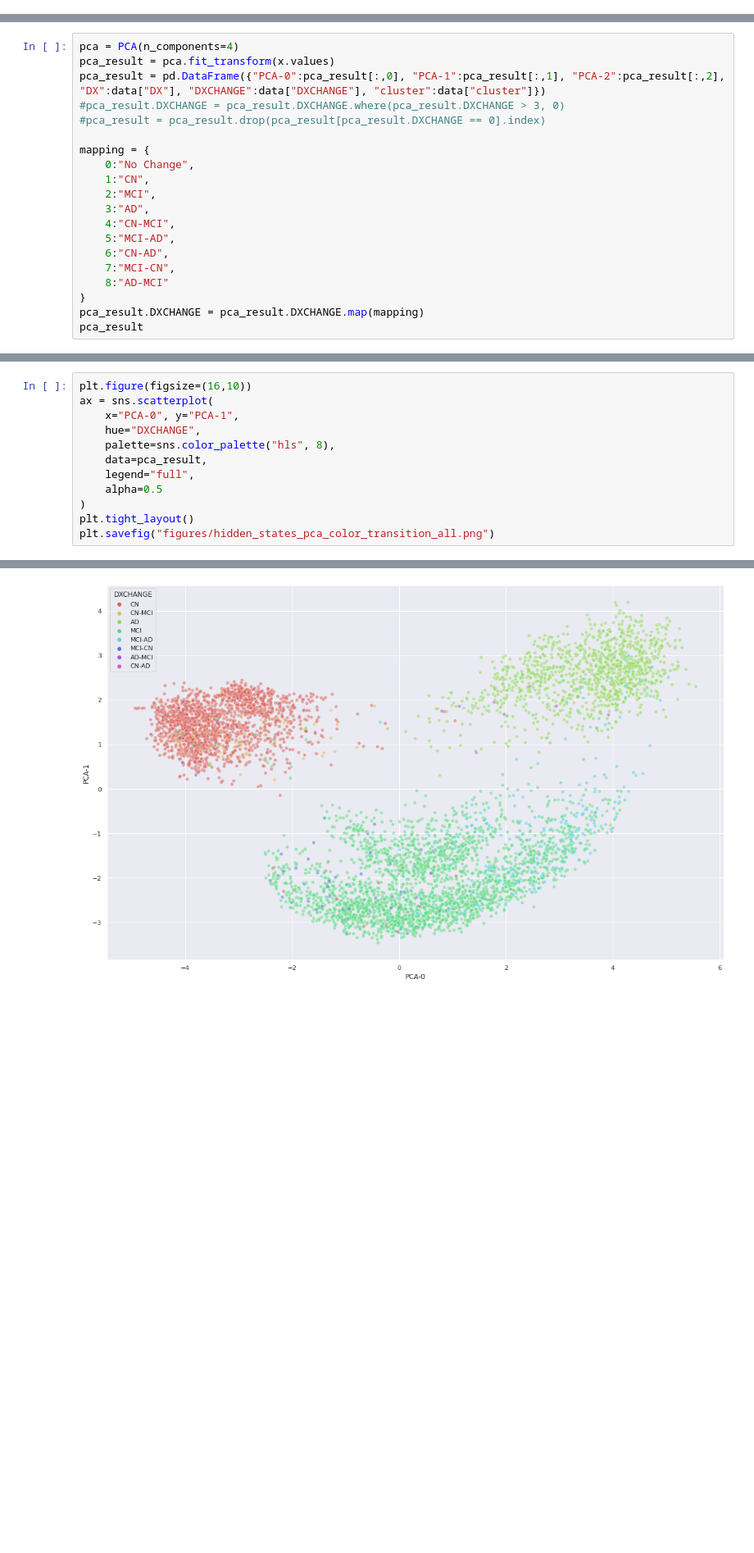
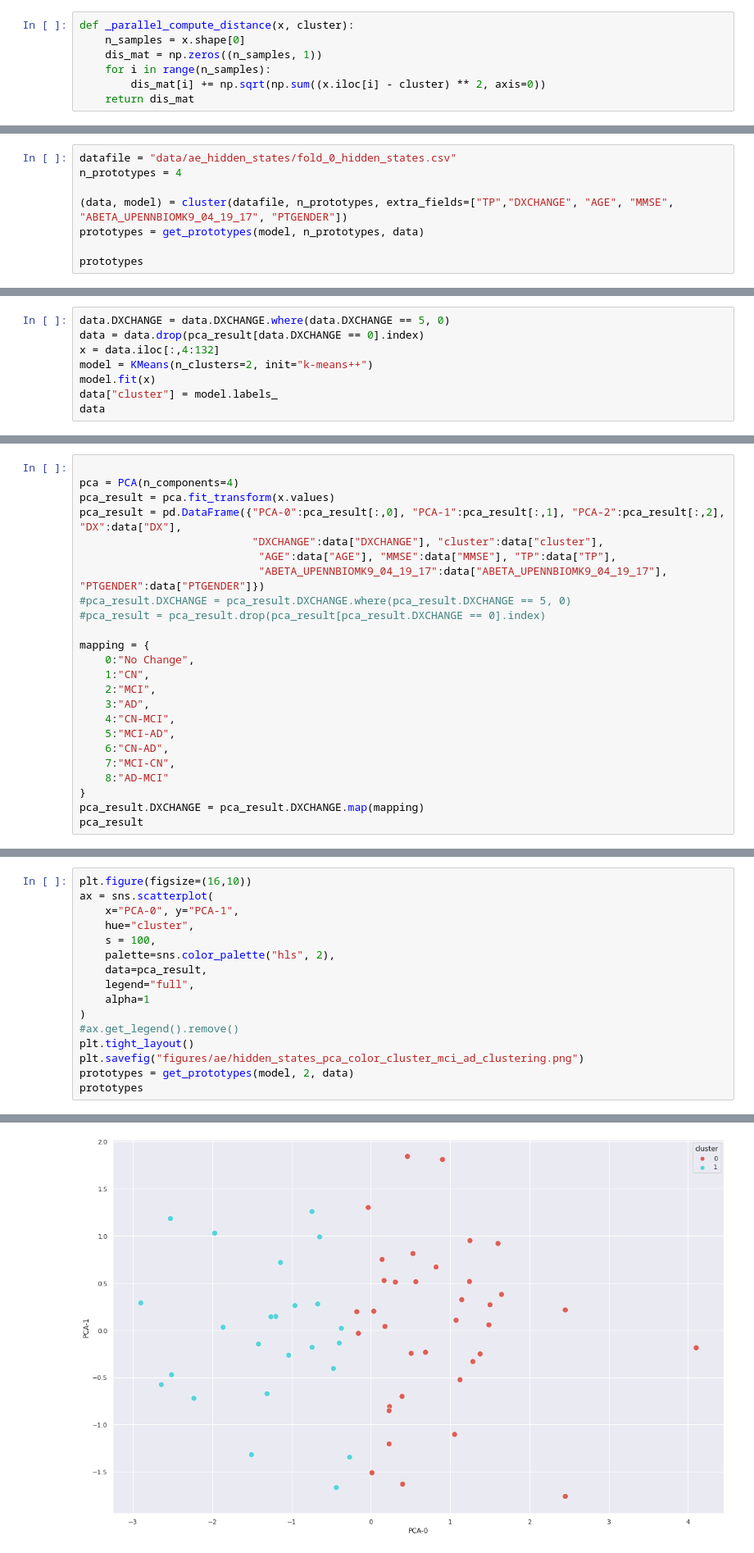
Before and after one commit to sarah-mdv/LIPTraAD, a Jupyter notebook: statistical_analysis_ADNI/PCA_visualization.ipynb, the cells around one changed output, grey strips where cells are left out. Shown: that part at 82% size. Saved outputs shown, nothing was run; the diff lists cells and outputs as text; blank space fills up the shorter version.

Commit message:
Add visualization tools for clustering on latent space

```diff
--- a/statistical_analysis_ADNI/PCA_visualization.ipynb
+++ b/statistical_analysis_ADNI/PCA_visualization.ipynb
@@ -42,0 +63,7 @@ data
+# %%
+def _parallel_compute_distance(x, cluster):
+    n_samples = x.shape[0]
+    dis_mat = np.zeros((n_samples, 1))
+    for i in range(n_samples):
+        dis_mat[i] += np.sqrt(np.sum((x.iloc[i] - cluster) ** 2, axis=0))
+    return dis_mat
@@ -42,0 +88,8 @@ data
+# %%
+datafile = "data/ae_hidden_states/fold_0_hidden_states.csv"
+n_prototypes = 4
+
+(data, model) = cluster(datafile, n_prototypes, extra_fields=["TP","DXCHANGE", "AGE", "MMSE", "ABETA_UPENNBIOMK9_04_19_17", "PTGENDER"])
+prototypes = get_prototypes(model, n_prototypes, data)
+
+prototypes
@@ -42,0 +114,8 @@ data
+# %%
+data.DXCHANGE = data.DXCHANGE.where(data.DXCHANGE == 5, 0)
+data = data.drop(pca_result[data.DXCHANGE == 0].index)
+x = data.iloc[:,4:132]
+model = KMeans(n_clusters=2, init="k-means++")
+model.fit(x)
+data["cluster"] = model.labels_
+data
@@ -43,8 +141,12 @@ data
 # %%
+
 pca = PCA(n_components=4)
 pca_result = pca.fit_transform(x.values)
-pca_result = pd.DataFrame({"PCA-0":pca_result[:,0], "PCA-1":pca_result[:,1], "PCA-2":pca_result[:,2], "DX":data["DX"], "DXCHANGE":data["DXCHANGE"], "cluster":data["cluster"]})
-#pca_result.DXCHANGE = pca_result.DXCHANGE.where(pca_result.DXCHANGE > 3, 0)
+pca_result = pd.DataFrame({"PCA-0":pca_result[:,0], "PCA-1":pca_result[:,1], "PCA-2":pca_result[:,2], "DX":data["DX"],
+                           "DXCHANGE":data["DXCHANGE"], "cluster":data["cluster"],
+                            "AGE":data["AGE"], "MMSE":data["MMSE"], "TP":data["TP"],
+                            "ABETA_UPENNBIOMK9_04_19_17":data["ABETA_UPENNBIOMK9_04_19_17"], "PTGENDER":data["PTGENDER"]})
+#pca_result.DXCHANGE = pca_result.DXCHANGE.where(pca_result.DXCHANGE == 5, 0)
 #pca_result = pca_result.drop(pca_result[pca_result.DXCHANGE == 0].index)
 
 mapping = {
@@ -82,12 +188,16 @@ array([0.52413   , 0.18300704, 0.05528397, 0.03434835])
 plt.figure(figsize=(16,10))
 ax = sns.scatterplot(
     x="PCA-0", y="PCA-1",
-    hue="DXCHANGE",
-    palette=sns.color_palette("hls", 8),
+    hue="cluster",
+    s = 100,
+    palette=sns.color_palette("hls", 2),
     data=pca_result,
     legend="full",
-    alpha=0.5
+    alpha=1
 )
+#ax.get_legend().remove()
 plt.tight_layout()
-plt.savefig("figures/hidden_states_pca_color_transition_all.png")
+plt.savefig("figures/ae/hidden_states_pca_color_cluster_mci_ad_clustering.png")
+prototypes = get_prototypes(model, 2, data)
+prototypes
 # %% [output]
@@ -94,4 +221,4 @@ plt.savefig("figures/hidden_states_pca_color_transition_all.png")
-[figure, old version]
+[figure, new version]
 # %%
 ax = plt.figure(figsize=(16,10)).gca(projection='3d')
 ax.scatter(
```
Also changed, not shown: parts of 11 cells of this notebook, 3 other files.
